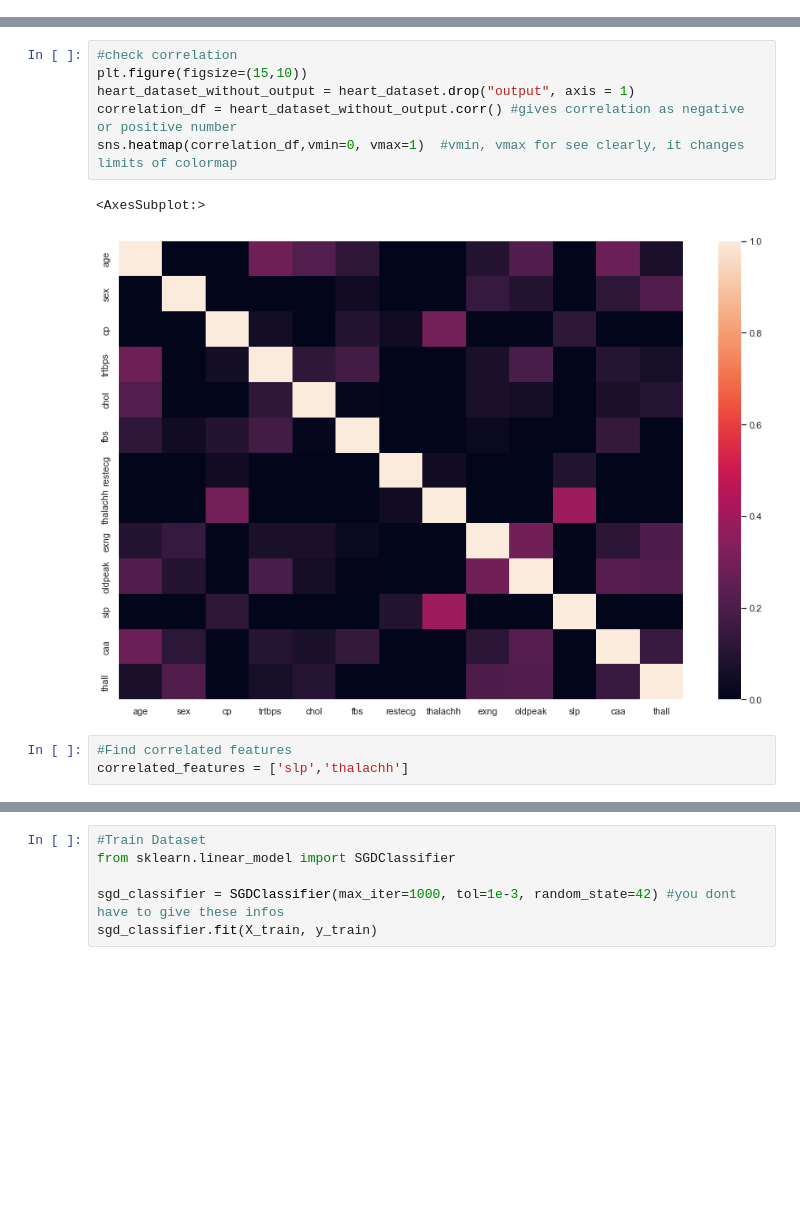
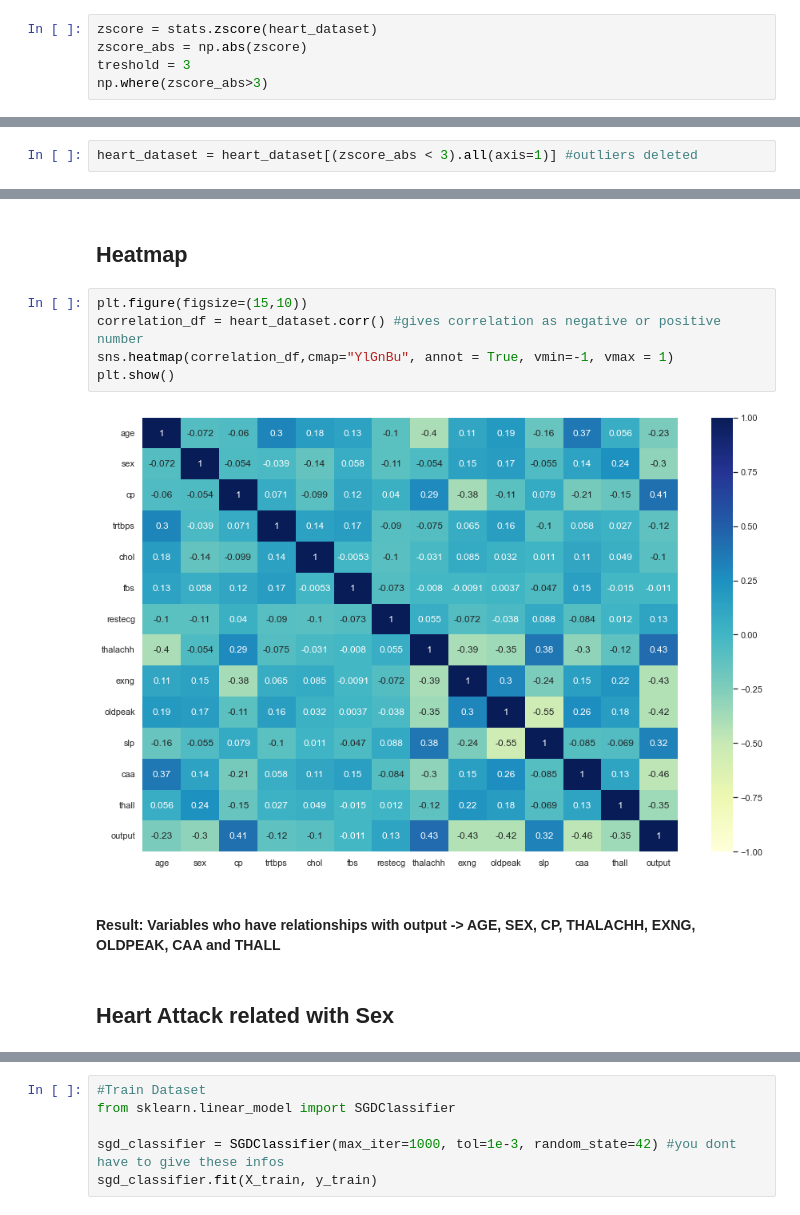
Before and after one commit to pelinniseri/ML, a Jupyter notebook: HearthAttackPrediction.ipynb, the cells around one changed output, grey strips where cells are left out. Cells and saved outputs as stored; diff of their text form; blank space fills up the shorter version.

```diff
--- a/HearthAttackPrediction.ipynb
+++ b/HearthAttackPrediction.ipynb
@@ -30,0 +117,5 @@ msng.matrix(heart_dataset) #no missing data
+# %%
+zscore = stats.zscore(heart_dataset)
+zscore_abs = np.abs(zscore)
+treshold = 3
+np.where(zscore_abs>3)
@@ -30,0 +129,2 @@ msng.matrix(heart_dataset) #no missing data
+# %%
+heart_dataset = heart_dataset[(zscore_abs < 3).all(axis=1)] #outliers deleted
@@ -31,12 +141,13 @@ msng.matrix(heart_dataset) #no missing data
+# %% [markdown]
+## Heatmap
 # %%
-#check correlation
 plt.figure(figsize=(15,10))
-heart_dataset_without_output = heart_dataset.drop("output", axis = 1)
-correlation_df = heart_dataset_without_output.corr() #gives correlation as negative or positive number
-sns.heatmap(correlation_df,vmin=0, vmax=1)  #vmin, vmax for see clearly, it changes limits of colormap
+correlation_df = heart_dataset.corr() #gives correlation as negative or positive number
+sns.heatmap(correlation_df,cmap="YlGnBu", annot = True, vmin=-1, vmax = 1)
+plt.show()
 # %% [output]
-<AxesSubplot:>
-[figure, old version]
+[figure, new version]
-# %%
-#Find correlated features
-correlated_features = ['slp','thalachh']
+# %% [markdown]
+#### Result: Variables who have relationships with output -> AGE, SEX, CP, THALACHH, EXNG, OLDPEAK, CAA and THALL
+# %% [markdown]
+## Heart Attack related with Sex
```
Also changed, not shown: parts of 74 cells of this notebook.
